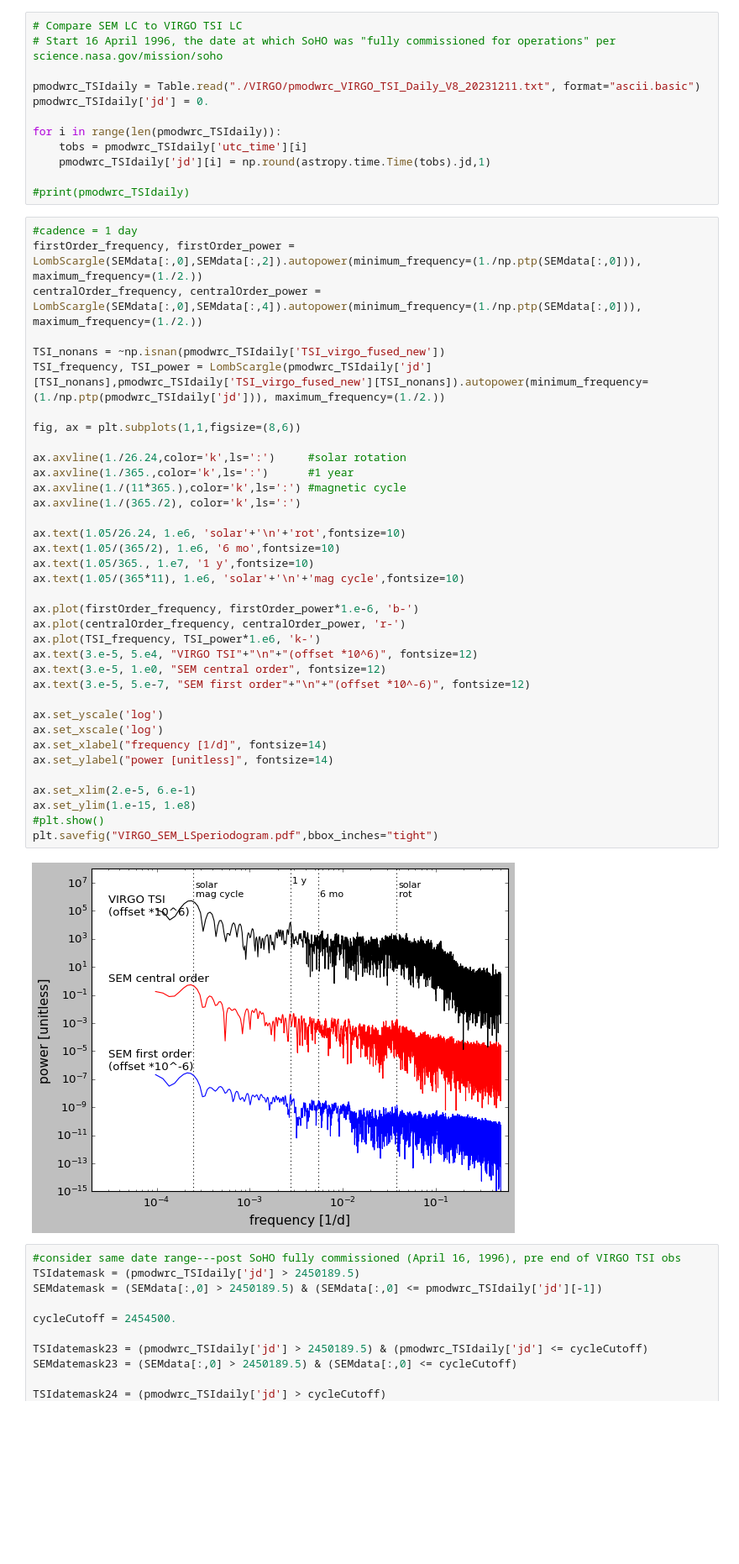
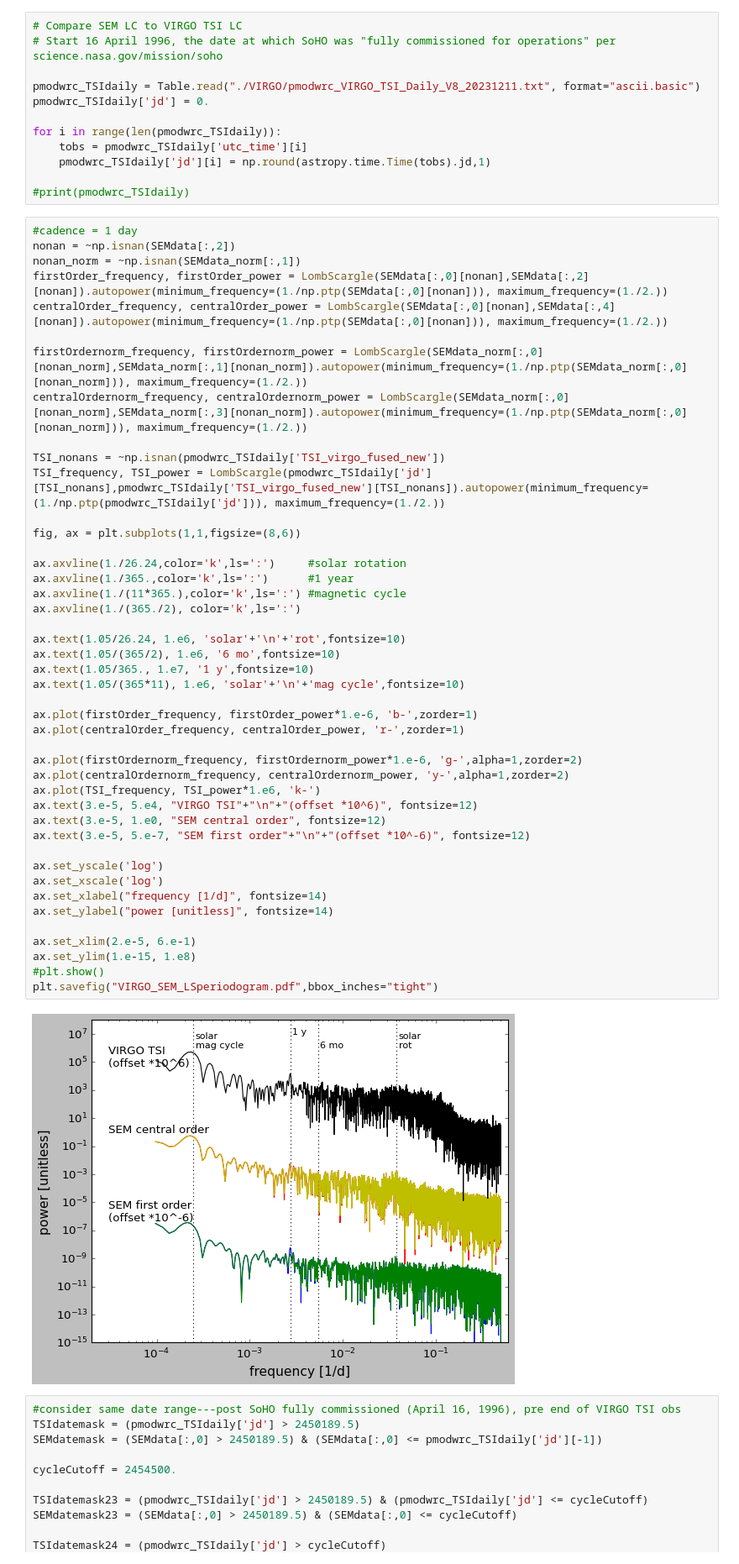
Before and after one commit to esandford/archivalSOHO, a Jupyter notebook: data/CELIAS-SEMlook.ipynb, the cells around one changed output. Shown at 84% size. Saved outputs shown, nothing was run; the diff lists cells and outputs as text; blank space fills up the shorter version.

```diff
--- a/data/CELIAS-SEMlook.ipynb
+++ b/data/CELIAS-SEMlook.ipynb
@@ -172,42 +172,50 @@ for i in range(len(pmodwrc_TSIdaily)):
 #print(pmodwrc_TSIdaily)
 # %%
 #cadence = 1 day
-firstOrder_frequency, firstOrder_power = LombScargle(SEMdata[:,0],SEMdata[:,2]).autopower(minimum_frequency=(1./np.ptp(SEMdata[:,0])), maximum_frequency=(1./2.))
-centralOrder_frequency, centralOrder_power = LombScargle(SEMdata[:,0],SEMdata[:,4]).autopower(minimum_frequency=(1./np.ptp(SEMdata[:,0])), maximum_frequency=(1./2.))
+nonan = ~np.isnan(SEMdata[:,2])
+nonan_norm = ~np.isnan(SEMdata_norm[:,1])
+firstOrder_frequency, firstOrder_power = LombScargle(SEMdata[:,0][nonan],SEMdata[:,2][nonan]).autopower(minimum_frequency=(1./np.ptp(SEMdata[:,0][nonan])), maximum_frequency=(1./2.))
+centralOrder_frequency, centralOrder_power = LombScargle(SEMdata[:,0][nonan],SEMdata[:,4][nonan]).autopower(minimum_frequency=(1./np.ptp(SEMdata[:,0][nonan])), maximum_frequency=(1./2.))
+
+firstOrdernorm_frequency, firstOrdernorm_power = LombScargle(SEMdata_norm[:,0][nonan_norm],SEMdata_norm[:,1][nonan_norm]).autopower(minimum_frequency=(1./np.ptp(SEMdata_norm[:,0][nonan_norm])), maximum_frequency=(1./2.))
+centralOrdernorm_frequency, centralOrdernorm_power = LombScargle(SEMdata_norm[:,0][nonan_norm],SEMdata_norm[:,3][nonan_norm]).autopower(minimum_frequency=(1./np.ptp(SEMdata_norm[:,0][nonan_norm])), maximum_frequency=(1./2.))
 
 TSI_nonans = ~np.isnan(pmodwrc_TSIdaily['TSI_virgo_fused_new'])
 TSI_frequency, TSI_power = LombScargle(pmodwrc_TSIdaily['jd'][TSI_nonans],pmodwrc_TSIdaily['TSI_virgo_fused_new'][TSI_nonans]).autopower(minimum_frequency=(1./np.ptp(pmodwrc_TSIdaily['jd'])), maximum_frequency=(1./2.))
 
 fig, ax = plt.subplots(1,1,figsize=(8,6))
 
 ax.axvline(1./26.24,color='k',ls=':')     #solar rotation
 ax.axvline(1./365.,color='k',ls=':')      #1 year
 ax.axvline(1./(11*365.),color='k',ls=':') #magnetic cycle
 ax.axvline(1./(365./2), color='k',ls=':')
 
 ax.text(1.05/26.24, 1.e6, 'solar'+'\n'+'rot',fontsize=10)
 ax.text(1.05/(365/2), 1.e6, '6 mo',fontsize=10)
 ax.text(1.05/365., 1.e7, '1 y',fontsize=10)
 ax.text(1.05/(365*11), 1.e6, 'solar'+'\n'+'mag cycle',fontsize=10)
 
-ax.plot(firstOrder_frequency, firstOrder_power*1.e-6, 'b-')
-ax.plot(centralOrder_frequency, centralOrder_power, 'r-')
+ax.plot(firstOrder_frequency, firstOrder_power*1.e-6, 'b-',zorder=1)
+ax.plot(centralOrder_frequency, centralOrder_power, 'r-',zorder=1)
+
+ax.plot(firstOrdernorm_frequency, firstOrdernorm_power*1.e-6, 'g-',alpha=1,zorder=2)
+ax.plot(centralOrdernorm_frequency, centralOrdernorm_power, 'y-',alpha=1,zorder=2)
 ax.plot(TSI_frequency, TSI_power*1.e6, 'k-')
 ax.text(3.e-5, 5.e4, "VIRGO TSI"+"\n"+"(offset *10^6)", fontsize=12)
 ax.text(3.e-5, 1.e0, "SEM central order", fontsize=12)
 ax.text(3.e-5, 5.e-7, "SEM first order"+"\n"+"(offset *10^-6)", fontsize=12)
 
 ax.set_yscale('log')
 ax.set_xscale('log')
 ax.set_xlabel("frequency [1/d]", fontsize=14)
 ax.set_ylabel("power [unitless]", fontsize=14)
 
 ax.set_xlim(2.e-5, 6.e-1)
 ax.set_ylim(1.e-15, 1.e8)
 #plt.show()
 plt.savefig("VIRGO_SEM_LSperiodogram.pdf",bbox_inches="tight")
 # %% [output]
-[figure, old version]
+[figure, new version]
 # %%
 #consider same date range---post SoHO fully commissioned (April 16, 1996), pre end of VIRGO TSI obs
 TSIdatemask = (pmodwrc_TSIdaily['jd'] > 2450189.5)
```
Also changed, not shown: parts of 2 cells of this notebook, 7 other files.
